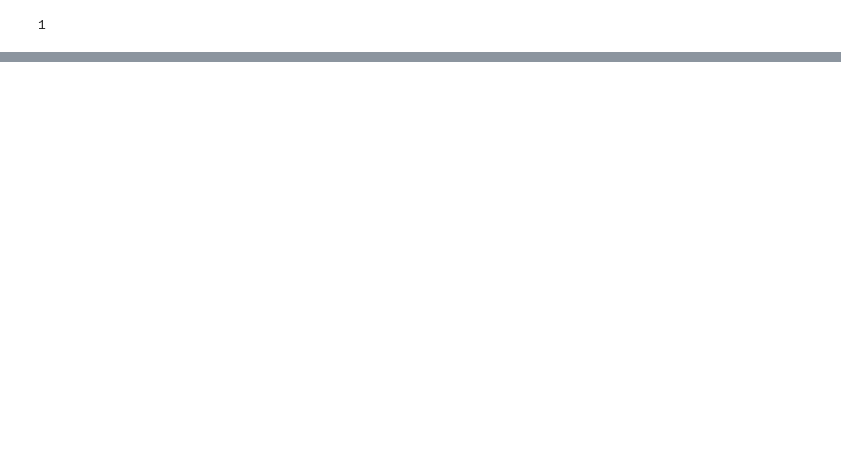
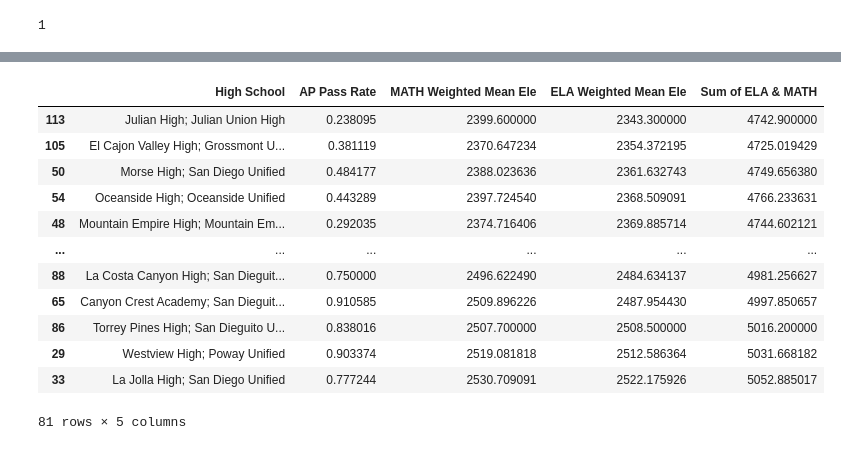
Before and after one commit to julialuongw/Student-AP-Data-Analysis, a Jupyter notebook: correlational_analysis.ipynb, the cells around one changed output, grey strips where cells are left out. Cells and saved outputs as stored; diff of their text form; code cells hidden in the pictures; blank space fills up the shorter version.

```diff
--- a/correlational_analysis.ipynb
+++ b/correlational_analysis.ipynb
@@ -211,0 +259,17 @@ for hs, ele_feeders in feeders.items():
+# %%
+# test: make sure all high schools with AP scores have assigned elementary statistics
+ap_vs_ela_math[ap_vs_ela_math["AP Pass Rate"] > 0].sort_values("ELA Weighted Mean Ele")
+# %% [output]
+|  | High School | AP Pass Rate | MATH Weighted Mean Ele | ELA Weighted Mean Ele | Sum of ELA & MATH |
+| 113 | Julian High; Julian Union High | 0.238095 | 2399.600000 | 2343.300000 | 4742.900000 |
+| 105 | El Cajon Valley High; Grossmont U... | 0.381119 | 2370.647234 | 2354.372195 | 4725.019429 |
+| 50 | Morse High; San Diego Unified | 0.484177 | 2388.023636 | 2361.632743 | 4749.656380 |
+| 54 | Oceanside High; Oceanside Unified | 0.443289 | 2397.724540 | 2368.509091 | 4766.233631 |
+| 48 | Mountain Empire High; Mountain Em... | 0.292035 | 2374.716406 | 2369.885714 | 4744.602121 |
+| ... | ... | ... | ... | ... | ... |
+| 88 | La Costa Canyon High; San Dieguit... | 0.750000 | 2496.622490 | 2484.634137 | 4981.256627 |
+| 65 | Canyon Crest Academy; San Dieguit... | 0.910585 | 2509.896226 | 2487.954430 | 4997.850657 |
+| 86 | Torrey Pines High; San Dieguito U... | 0.838016 | 2507.700000 | 2508.500000 | 5016.200000 |
+| 29 | Westview High; Poway Unified | 0.903374 | 2519.081818 | 2512.586364 | 5031.668182 |
+| 33 | La Jolla High; San Diego Unified | 0.777244 | 2530.709091 | 2522.175926 | 5052.885017 |
+81 rows × 5 columns
```
Also changed, not shown: parts of 8 cells of this notebook.
